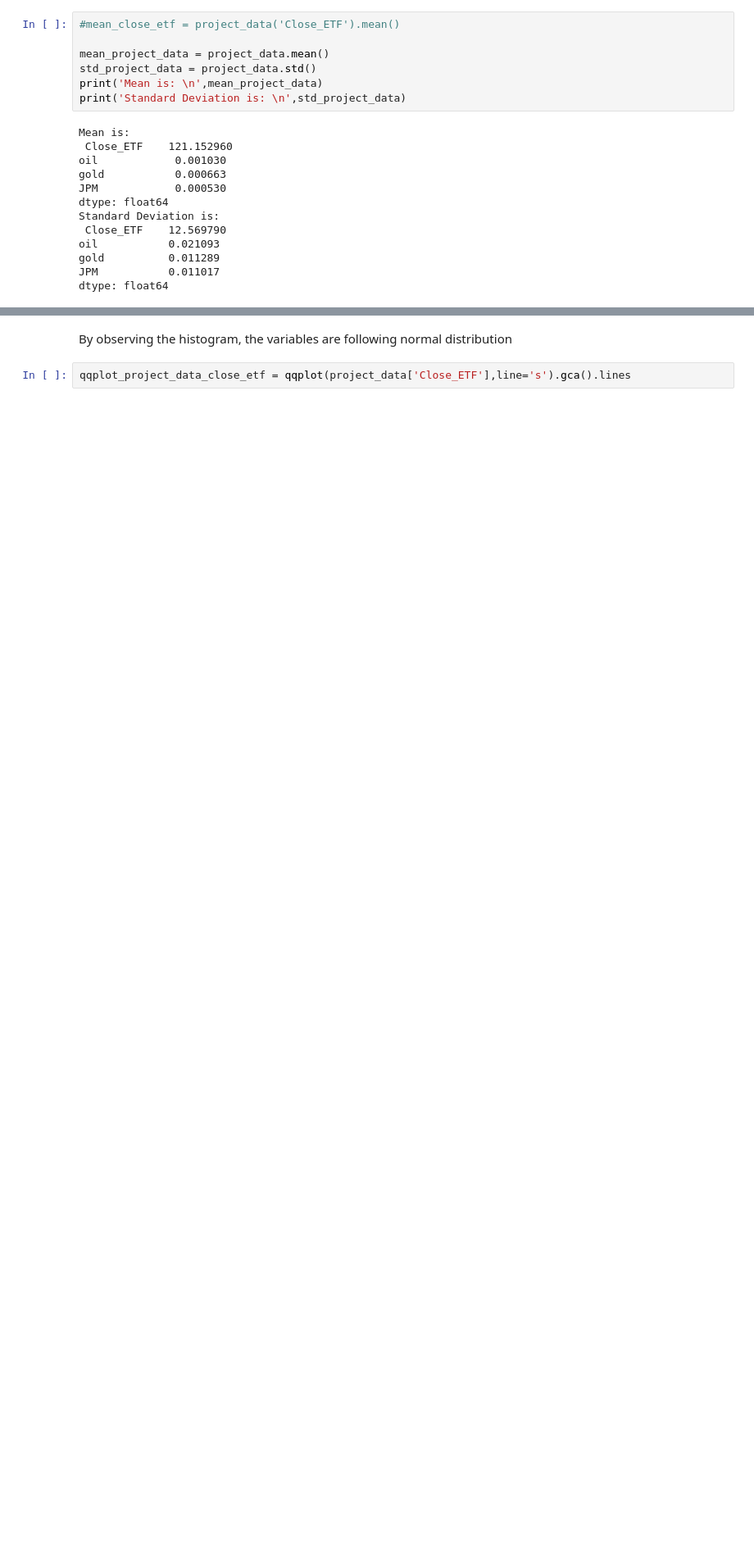
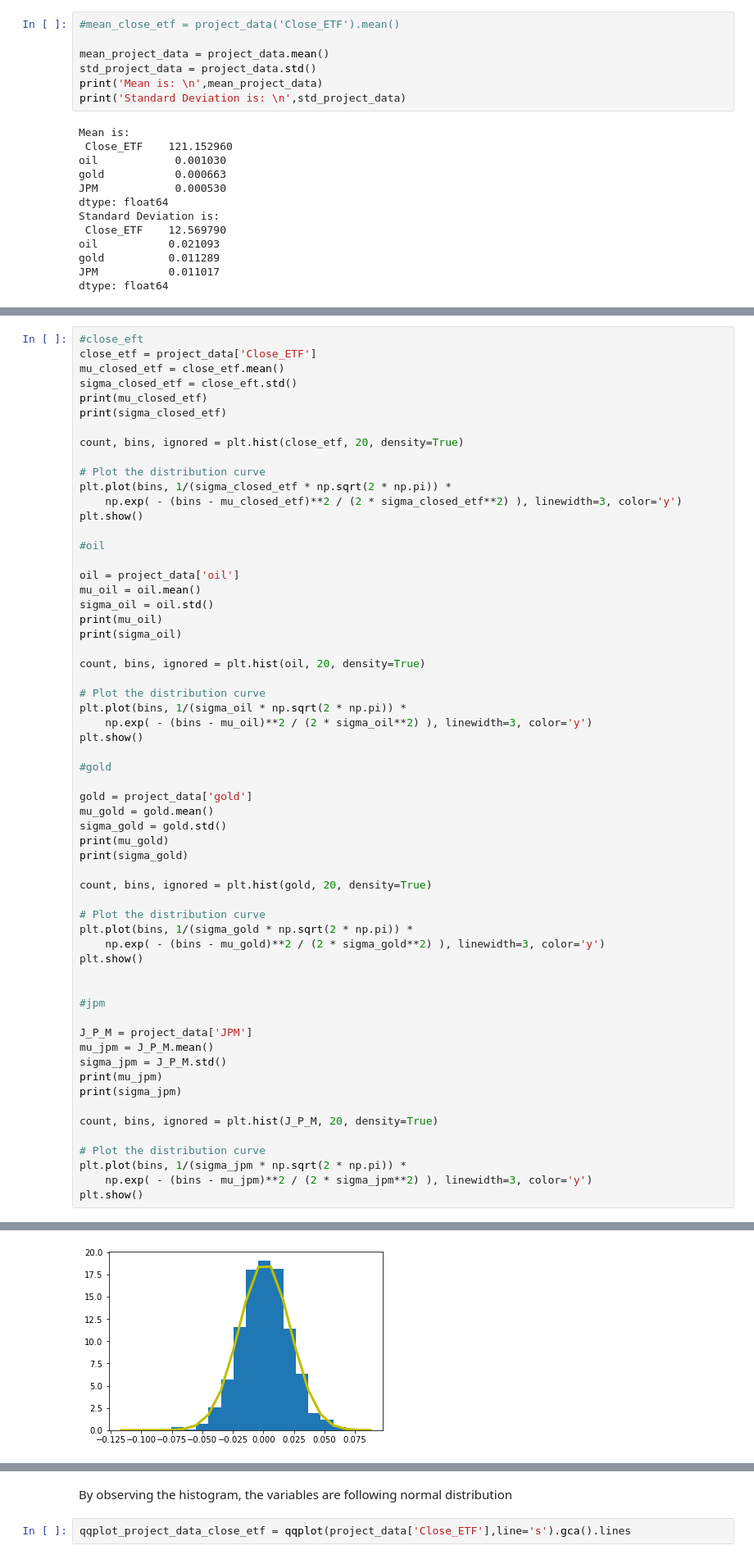
Before and after one commit to arefeenshamsuzzoha/stevens-stuff, a Jupyter notebook: MA541project_part 3.ipynb, the cells around one changed output, grey strips where cells are left out. Shown at 82% size. Drawn from its saved outputs; the diff is of its cells as text; blank space fills up the shorter version.

```diff
--- a/MA541project_part 3.ipynb
+++ b/MA541project_part 3.ipynb
@@ -88,0 +44,61 @@ plt.show()
+# %%
+#close_eft
+close_etf = project_data['Close_ETF']
+mu_closed_etf = close_etf.mean()
+sigma_closed_etf = close_eft.std()
+print(mu_closed_etf)
+print(sigma_closed_etf)
+
+count, bins, ignored = plt.hist(close_etf, 20, density=True)
+
+# Plot the distribution curve
+plt.plot(bins, 1/(sigma_closed_etf * np.sqrt(2 * np.pi)) *
+    np.exp( - (bins - mu_closed_etf)**2 / (2 * sigma_closed_etf**2) ), linewidth=3, color='y')
+plt.show()
+
+#oil
+
+oil = project_data['oil']
+mu_oil = oil.mean()
+sigma_oil = oil.std()
+print(mu_oil)
+print(sigma_oil)
+
+count, bins, ignored = plt.hist(oil, 20, density=True)
+
+# Plot the distribution curve
+plt.plot(bins, 1/(sigma_oil * np.sqrt(2 * np.pi)) *
+    np.exp( - (bins - mu_oil)**2 / (2 * sigma_oil**2) ), linewidth=3, color='y')
+plt.show()
+
+#gold
+
+gold = project_data['gold']
+mu_gold = gold.mean()
+sigma_gold = gold.std()
+print(mu_gold)
+print(sigma_gold)
+
+count, bins, ignored = plt.hist(gold, 20, density=True)
+
+# Plot the distribution curve
+plt.plot(bins, 1/(sigma_gold * np.sqrt(2 * np.pi)) *
+    np.exp( - (bins - mu_gold)**2 / (2 * sigma_gold**2) ), linewidth=3, color='y')
+plt.show()
+
+
+#jpm
+
+J_P_M = project_data['JPM']
+mu_jpm = J_P_M.mean()
+sigma_jpm = J_P_M.std()
+print(mu_jpm)
+print(sigma_jpm)
+
+count, bins, ignored = plt.hist(J_P_M, 20, density=True)
+
+# Plot the distribution curve
+plt.plot(bins, 1/(sigma_jpm * np.sqrt(2 * np.pi)) *
+    np.exp( - (bins - mu_jpm)**2 / (2 * sigma_jpm**2) ), linewidth=3, color='y')
+plt.show()
+# %% [output]
@@ -88,0 +110 @@ plt.show()
+[figure, added]
```
Also changed, not shown: parts of 4 cells of this notebook.
